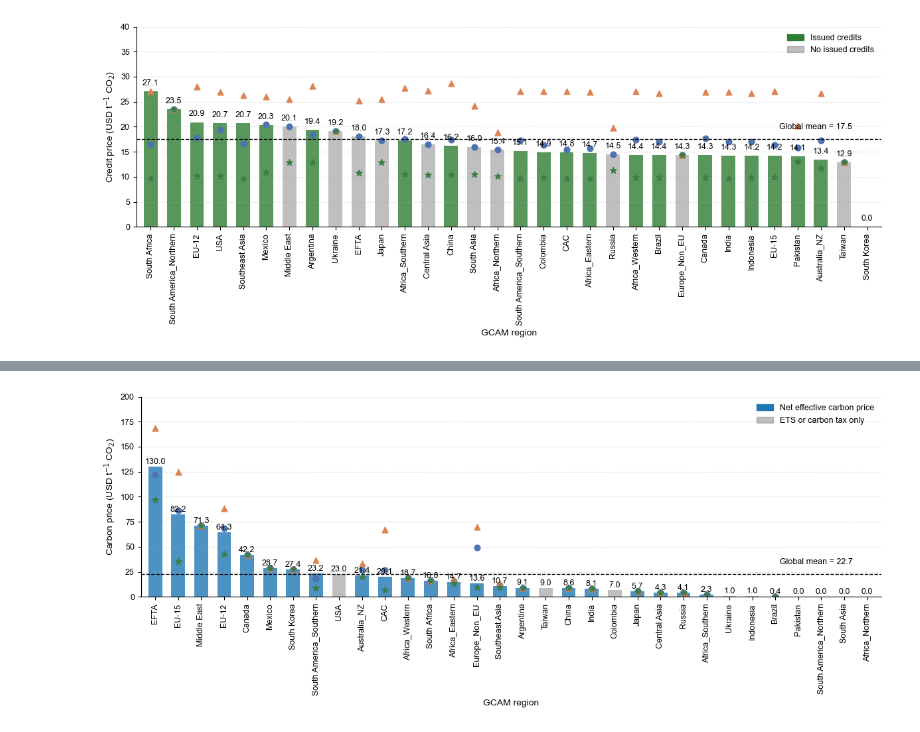
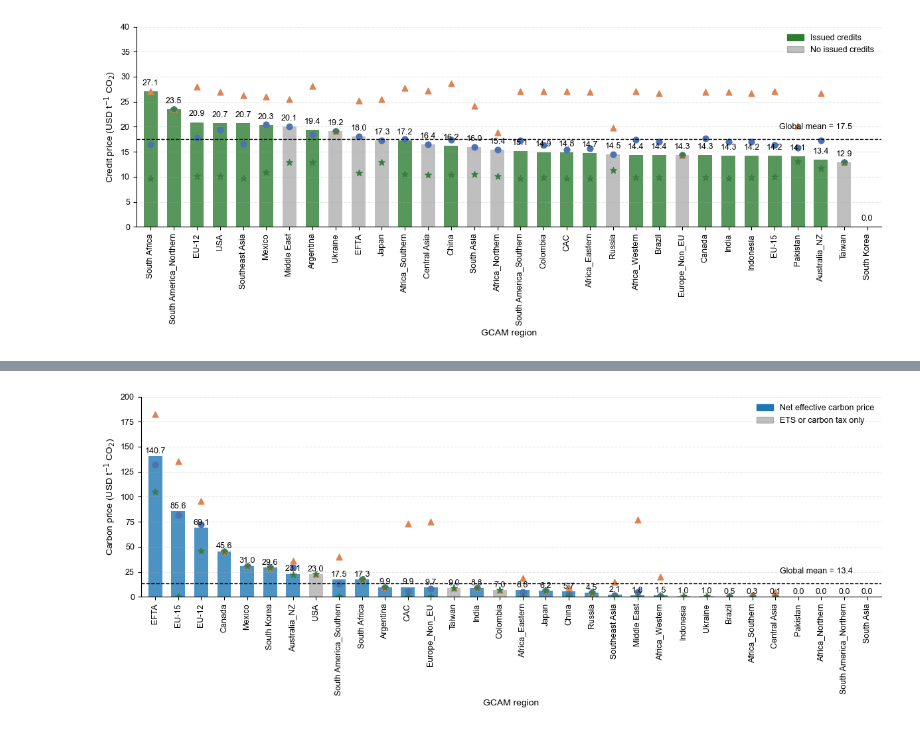
Before and after one commit to debibooo/Global_land_carbon_credit, a Jupyter notebook: credit_price_to_gcam.ipynb, the cells around one changed output, grey strips where cells are left out. Drawn from its saved outputs; the diff is of its cells as text; code cells hidden in the pictures.

```diff
--- a/credit_price_to_gcam.ipynb
+++ b/credit_price_to_gcam.ipynb
@@ -430,7 +470,7 @@ plt.rcParams.update({
     "ps.fonttype": 42
 })
 
-df = pd.read_excel("/Users/shirley/Desktop/fossil_carbon_prices_gcam2.xlsx")
+df = pd.read_excel("/Users/shirley/Desktop/fossil_carbon_prices_gcam.xlsx")
 
 df["weighted_se"] = df["weighted_se"].replace([np.inf, -np.inf], np.nan).fillna(0)
 
@@ -444,7 +484,7 @@ yerr = np.vstack([
     df["ci_upper"] - df["weighted_mean_price"]
 ])
 yerr = np.maximum(0, yerr)
-weights = df["total_credits"].fillna(0)
+weights = df["Emission"].fillna(0)
 weighted_mean = (
     np.average(df["weighted_mean_price"], weights=weights)
     if weights.sum() > 0
@@ -456,7 +496,7 @@ fig, ax = plt.subplots(figsize=(12, 5))
 x = np.arange(len(df))
 
 colors = np.where(
-    (df["total_credits"].isna()) | (df["total_credits"] == 0),
+    (df["n_projects"].isna()) | (df["n_projects"] == 0),
     "gray",
     "#1f77b4"
 )
@@ -529,31 +569,31 @@ for i, (v, upper) in enumerate(zip(df["weighted_mean_price"], df["ci_upper"])):
         ha='center',
         va='bottom',
         fontsize=9
     )
 
 ax.text(
     len(df) * 0.85,
     weighted_mean + 10,
     f"Global mean = {weighted_mean:.1f}",
     fontsize=9
 )
 
 ax.spines["top"].set_visible(False)
 ax.spines["right"].set_visible(False)
 
 ax.grid(axis="y", linestyle="--", alpha=0.3)
 
 ax.set_ylim(0, 200)
 ax.margins(x=0.01)
 legend_elements = [
     mpatches.Patch(color="#1f77b4", label="Net effective carbon price"),
     mpatches.Patch(color="gray", alpha=0.5, label="ETS or carbon tax only")
 ]
 ax.legend(handles=legend_elements, frameon=False)
 
 plt.tight_layout()
 plt.savefig("/Users/shirley/Desktop/figure1a_fossil_carbon_prices.pdf", dpi=600)
 
 plt.show()
 # %% [output]
-[figure, old version]
+[figure, new version]
```
Also changed, not shown: parts of 3 cells of this notebook.
